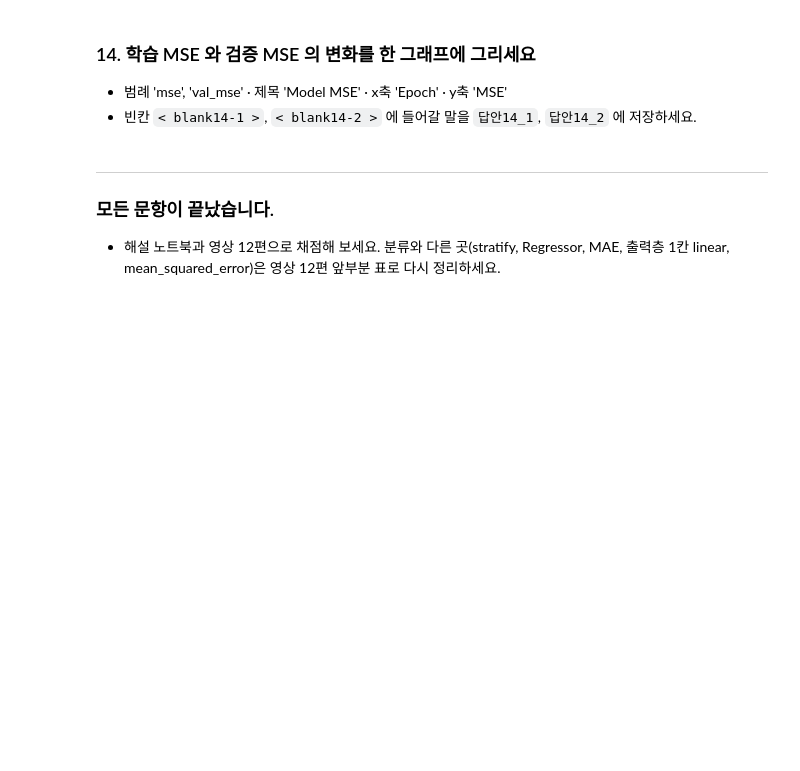
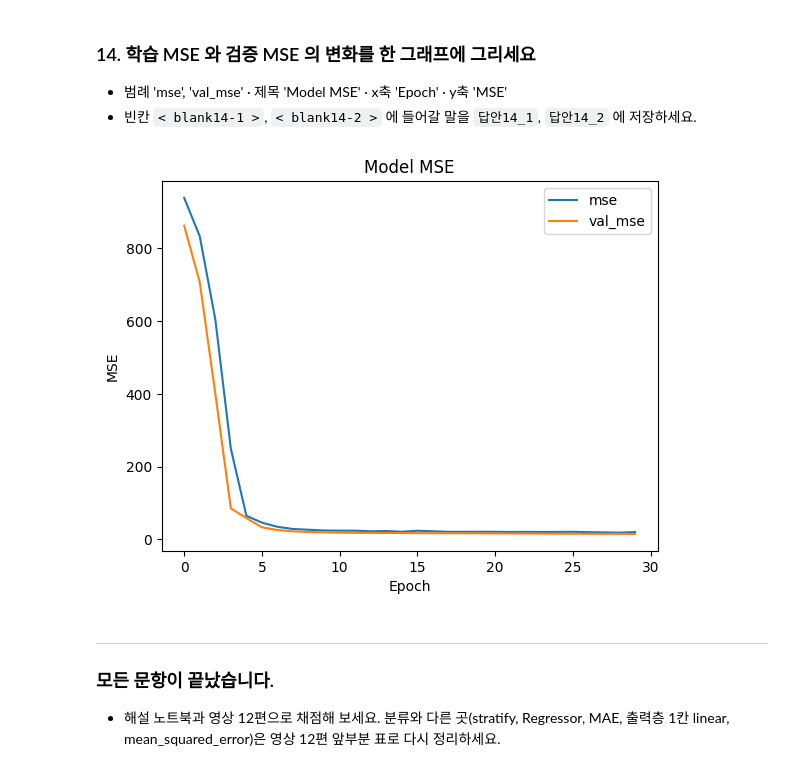
Before and after one commit to jseo0320/aice_-, a Jupyter notebook: notebooks/mock2_problem.ipynb, the cells around one changed output. Cells and saved outputs as stored; diff of their text form; code cells hidden in the pictures; blank space fills up the shorter version.

```diff
--- a/notebooks/mock2_problem.ipynb
+++ b/notebooks/mock2_problem.ipynb
@@ -121,8 +217,10 @@ model = Sequential([
     Dropout(0.2),
     Dense(32, activation='relu'),
     Dense(16, activation='relu'),
-    Dense(1, activation='< blank13-1 >')
+    Dense(1, activation='linear')   # 숫자 하나를 그대로 내보낸다
 ])
-model.compile(optimizer='adam', loss='< blank13-2 >', metrics=['mse'])
+model.compile(optimizer='adam', loss='mean_squared_error', metrics=['mse'])
 estop = EarlyStopping(monitor='val_loss', patience=5)
 history = model.fit(X_train, y_train, batch_size=128, epochs=30, validation_data=(X_valid, y_valid), callbacks=[estop])
+답안13_1 = 'linear'
+답안13_2 = 'mean_squared_error'
@@ -132,13 +248,17 @@ history = model.fit(X_train, y_train, batch_size=128, epochs=30, validation_data
 - 빈칸 `< blank14-1 >`, `< blank14-2 >` 에 들어갈 말을 `답안14_1`, `답안14_2` 에 저장하세요.
 # %%
 # 아래 코드의 빈칸을 채우고 실행하세요.
-plt.plot(< blank14-1 >['mse'])
-plt.plot(< blank14-1 >['val_mse'])
+plt.plot(history.history['mse'])
+plt.plot(history.history['val_mse'])
 plt.title('Model MSE')
 plt.xlabel('Epoch')
 plt.ylabel('MSE')
-plt.< blank14-2 >(['mse', 'val_mse'])
+plt.legend(['mse', 'val_mse'])
 plt.show()
+답안14_1 = 'history.history'
+답안14_2 = 'legend'
+# %% [output]
+[figure, added]
 # %% [markdown]
 ---
 ### 모든 문항이 끝났습니다.
```
Also changed, not shown: parts of 14 cells of this notebook.
